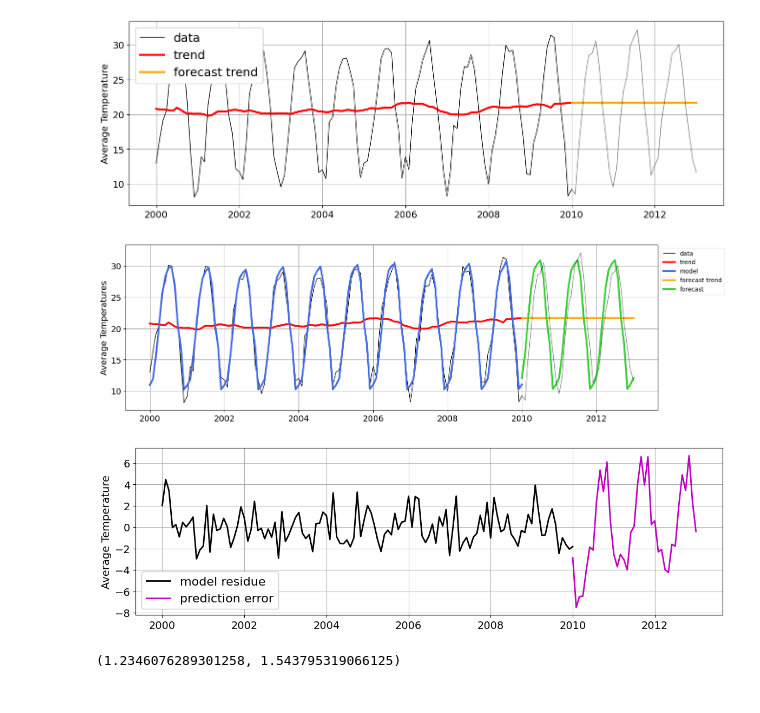
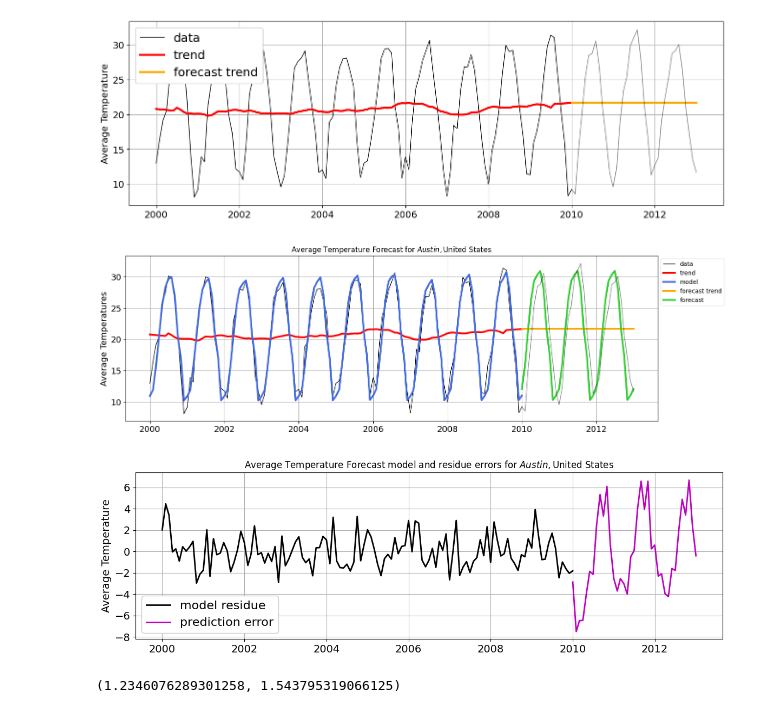
Before and after one commit to salomaaharri/Temperature-Forecast, a Jupyter notebook: temperature_forecast.ipynb, the cells around one changed output. Cells and saved outputs as stored; diff of their text form; code cells hidden in the pictures.

Commit message:
minor updates
All good for initial commit
plot titles and savefigs updated

```diff
--- a/temperature_forecast.ipynb
+++ b/temperature_forecast.ipynb
@@ -480,30 +474,33 @@ plt.show()
 # %%
 offset = y_hist.mean() - (trend * seasonal).mean()
 season_and_trend = (trend*seasonal) + offset
 yhat_seasonal = pd.Series(index=y_future.index, dtype='float64')
 for i in range(len(yhat_seasonal)):
     yhat_seasonal[i] = seasonal[-(f_periods*len(mean_seasonals)-i)]
 yhat = (yhat_trend*yhat_seasonal) + offset
 
 plt.figure(figsize=(16,5))
+plt.title(f'Average Temperature Forecast for ${city}, ${country}')
 plt.plot(y_hist,'k',label='data',linewidth=1)
 plt.plot(trend,label='trend',color='red',linewidth=3)
 plt.plot(season_and_trend,label='model',color='royalblue',linewidth=3)
 plt.plot(yhat_trend,label='forecast trend',color='orange',linewidth=3)
 plt.plot(yhat,label='forecast',color='limegreen',linewidth=3)
 plt.plot(y_future,'k',alpha=0.5,linewidth=1)
 plt.grid()
 plt.legend(loc='upper left', bbox_to_anchor=(1, 1), fontsize='medium', framealpha=0.5)
 plt.xticks(fontsize=14)
 plt.yticks(fontsize=14)
 plt.ylabel('Average Temperatures',fontsize=14)
+plt.savefig(f'images/avetemp_forecast_for_{city}_{country}.png')
 plt.show()
 # %% [output]
-[figure, old version]
+[figure, new version]
 # %%
 pred_error = y_future - yhat
 # %%
 plt.figure(figsize=(14,4))
+plt.title(f'Average Temperature Forecast model and residue errors for ${city}, ${country}')
 plt.plot(residue,'k',linewidth=2,label='model residue')
 plt.plot(pred_error,'m',linewidth=2,label='prediction error')
 plt.grid()
@@ -511,9 +508,10 @@ plt.legend(fontsize=16,framealpha=1)
 plt.xticks(fontsize=14)
 plt.yticks(fontsize=14)
 plt.ylabel('Average Temperature',fontsize=14)
+plt.savefig(f'images/avetemp_forecast_residue_and_model_errors_for_{city}_{country}.png')
 plt.show()
 # %% [output]
-[figure, old version]
+[figure, new version]
 # %%
 MAEm = np.abs(residue).mean()
 RMSEm = np.sqrt( np.square(residue).mean() )
```
Also changed, not shown: parts of 2 cells of this notebook, 4 other files.
